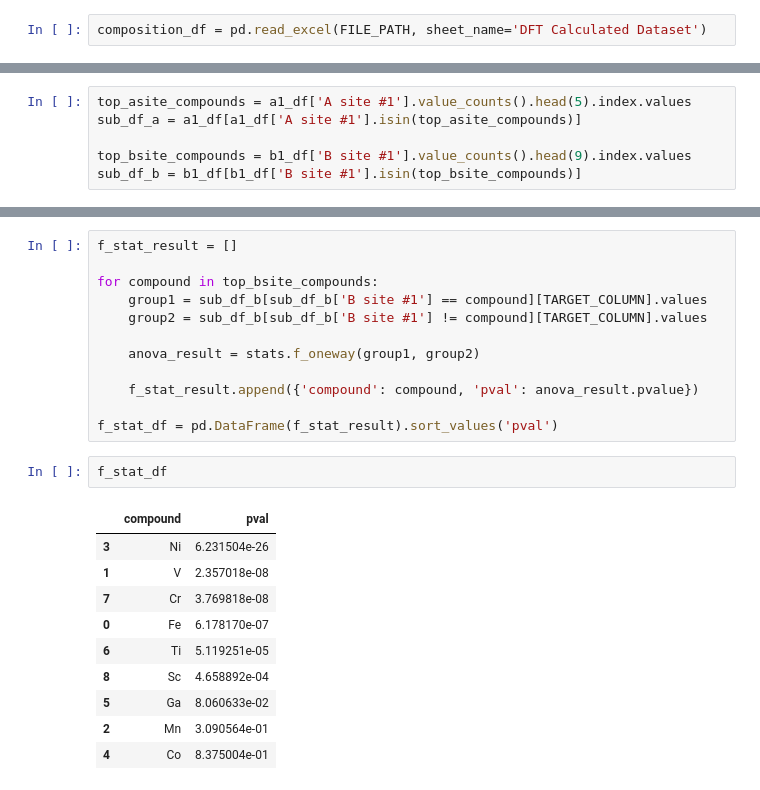
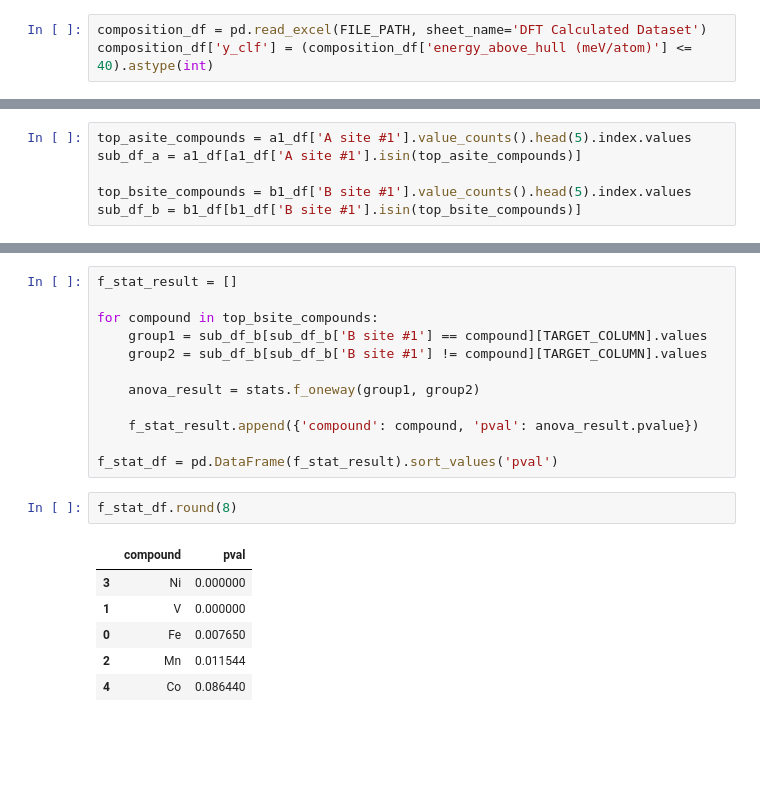
Before and after one commit to lazysjb/perovskite-stability, a Jupyter notebook: notebook/SJ/composition_study.ipynb, the cells around one changed output, grey strips where cells are left out. Saved outputs shown, nothing was run; the diff lists cells and outputs as text; blank space fills up the shorter version.

```diff
--- a/notebook/SJ/composition_study.ipynb
+++ b/notebook/SJ/composition_study.ipynb
@@ -11,6 +36,7 @@ import scipy.stats as stats
 FILE_PATH = '../../data/stability_paper_data/full_features.xlsx'
 # %%
 composition_df = pd.read_excel(FILE_PATH, sheet_name='DFT Calculated Dataset')
+composition_df['y_clf'] = (composition_df['energy_above_hull (meV/atom)'] <= 40).astype(int)
 # %%
 A_SITE_COLUMNS = [
     'A site #1',
@@ -35,5 +92,5 @@ b1_df = composition_df[b1_mask].copy()
 top_asite_compounds = a1_df['A site #1'].value_counts().head(5).index.values
 sub_df_a = a1_df[a1_df['A site #1'].isin(top_asite_compounds)]
 
-top_bsite_compounds = b1_df['B site #1'].value_counts().head(9).index.values
+top_bsite_compounds = b1_df['B site #1'].value_counts().head(5).index.values
 sub_df_b = b1_df[b1_df['B site #1'].isin(top_bsite_compounds)]
@@ -117,15 +184,11 @@ for compound in top_bsite_compounds:
 
 f_stat_df = pd.DataFrame(f_stat_result).sort_values('pval')
 # %%
-f_stat_df
+f_stat_df.round(8)
 # %% [output]
 |  | compound | pval |
-| 3 | Ni | 6.231504e-26 |
-| 1 | V | 2.357018e-08 |
-| 7 | Cr | 3.769818e-08 |
-| 0 | Fe | 6.178170e-07 |
-| 6 | Ti | 5.119251e-05 |
-| 8 | Sc | 4.658892e-04 |
-| 5 | Ga | 8.060633e-02 |
-| 2 | Mn | 3.090564e-01 |
-| 4 | Co | 8.375004e-01 |
+| 3 | Ni | 0.000000 |
+| 1 | V | 0.000000 |
+| 0 | Fe | 0.007650 |
+| 2 | Mn | 0.011544 |
+| 4 | Co | 0.086440 |
```
Also changed, not shown: parts of 33 cells of this notebook.
